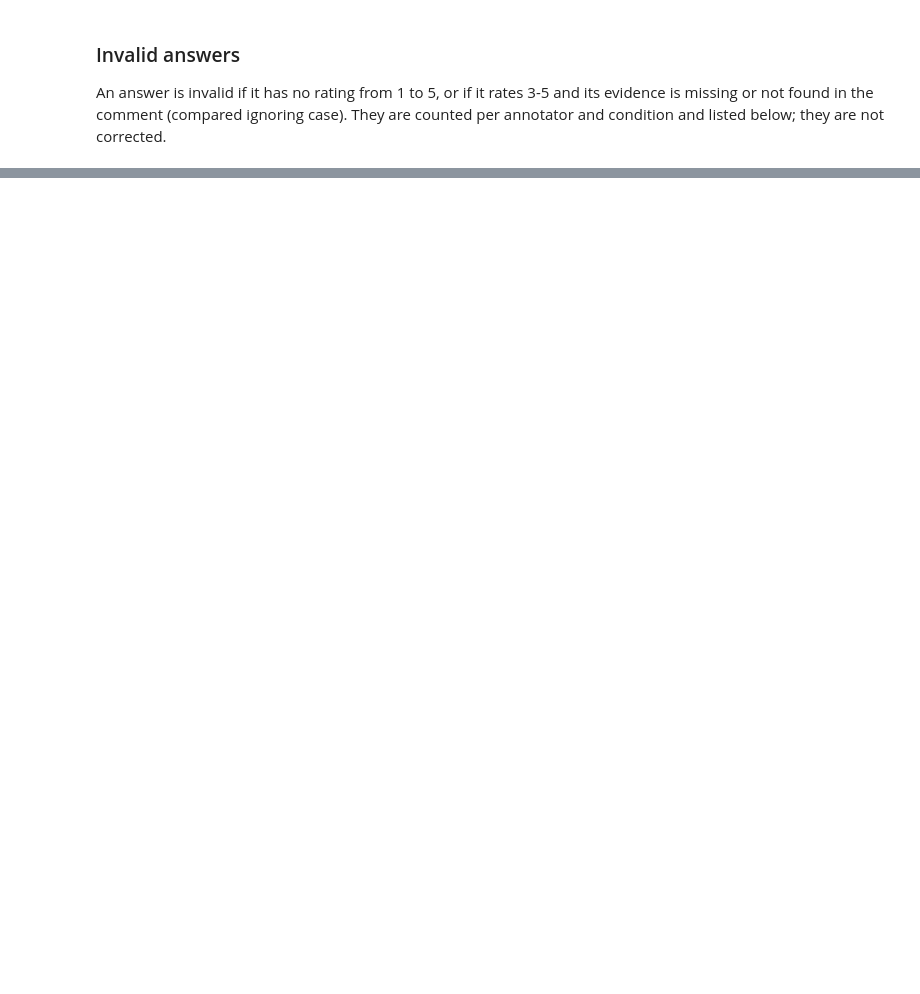
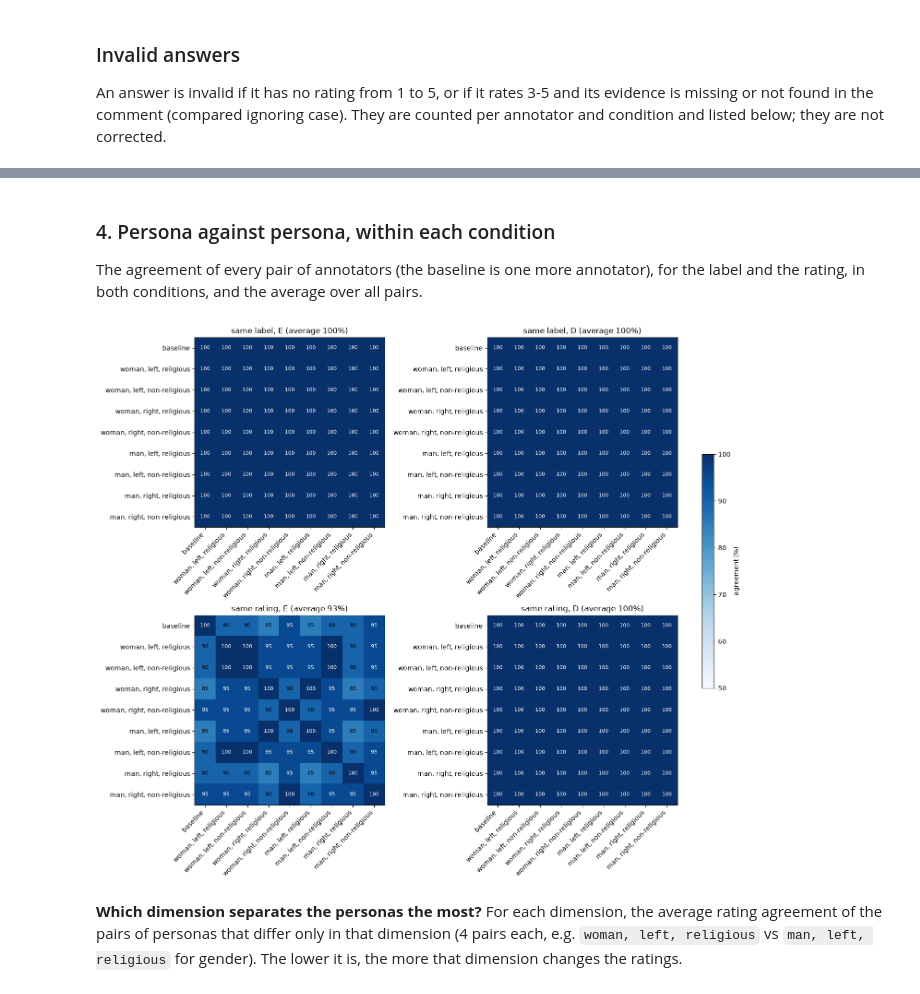
Before and after one commit to PetridhsG/practical-data-science-assignment-1, a Jupyter notebook: annotations.ipynb, the cells around one changed output, grey strips where cells are left out. Cells and saved outputs as stored; diff of their text form; code cells hidden in the pictures; blank space fills up the shorter version.

```diff
--- a/annotations.ipynb
+++ b/annotations.ipynb
@@ -696,0 +829,9 @@ show_table(invalid[["condition", "annotator", "id", "text", "rating", "evidence"
+# %%
+for cond in ["E", "D"]:
+    ranking = pct(vs_me.xs(cond, axis=1, level=1)).sort_values(["label", "rating"], ascending=False)
+    personas = ranking.drop("baseline")
+    closest = personas[(personas == personas.iloc[0]).all(axis=1)].index            # every persona tied at the top
+    print(f"{cond}: closest persona(s):", "; ".join(" / ".join(ANNOTATORS[name].values()) for name in closest),
+          f"with {personas.iloc[0].label}% label and {personas.iloc[0].rating}% rating agreement;",
+          f"baseline: {ranking.loc['baseline', 'label']}% and {ranking.loc['baseline', 'rating']}%")
+    display(ranking.rename(columns={"label": f"label ({cond})", "rating": f"rating ({cond})"}).T)
@@ -696,0 +877,35 @@ show_table(invalid[["condition", "annotator", "id", "text", "rating", "evidence"
+# %% [markdown]
+### 4. Persona against persona, within each condition
+
+The agreement of every pair of annotators (the baseline is one more annotator), for the label and the rating, in
+both conditions, and the average over all pairs.
+# %%
+def pairwise(table):
+    """Agreement of every pair of annotators (columns of the table)."""
+    return pd.DataFrame({a: {b: (table[a] == table[b]).mean() for b in table} for a in table})[list(table)]
+
+
+def average(matrix):
+    """Average over all pairs (the upper triangle, without the diagonal)."""
+    return matrix.values[np.triu_indices(len(matrix), 1)].mean()
+
+
+fig, axes = plt.subplots(2, 2, figsize=(14, 12), constrained_layout=True)
+for row, (measure, table) in enumerate([("label", labels), ("rating", ratings)]):
+    for col, cond in enumerate(["E", "D"]):
+        matrix = pct(pairwise(table[cond]))
+        ax = axes[row, col]
+        im = ax.imshow(matrix, cmap="Blues", vmin=50, vmax=100)
+        for (i, j), v in np.ndenumerate(matrix.values):
+            ax.text(j, i, v, ha="center", va="center", fontsize=8, color="white" if v > 90 else "black")
+        ax.set(title=f"same {measure}, {cond} (average {average(matrix):.0f}%)",
+               xticks=range(len(matrix)), yticks=range(len(matrix)), yticklabels=matrix.index)
+        ax.set_xticklabels(matrix.columns, rotation=45, ha="right")
+fig.colorbar(im, ax=axes, shrink=0.5, label="agreement (%)")
+plt.show()
+# %% [output]
+[figure, added]
+# %% [markdown]
+**Which dimension separates the personas the most?** For each dimension, the average rating agreement of the pairs
+of personas that differ only in that dimension (4 pairs each, e.g. `woman, left, religious` vs
+`man, left, religious` for gender). The lower it is, the more that dimension changes the ratings.
```
Also changed, not shown: parts of 25 cells of this notebook, 1 other file.
